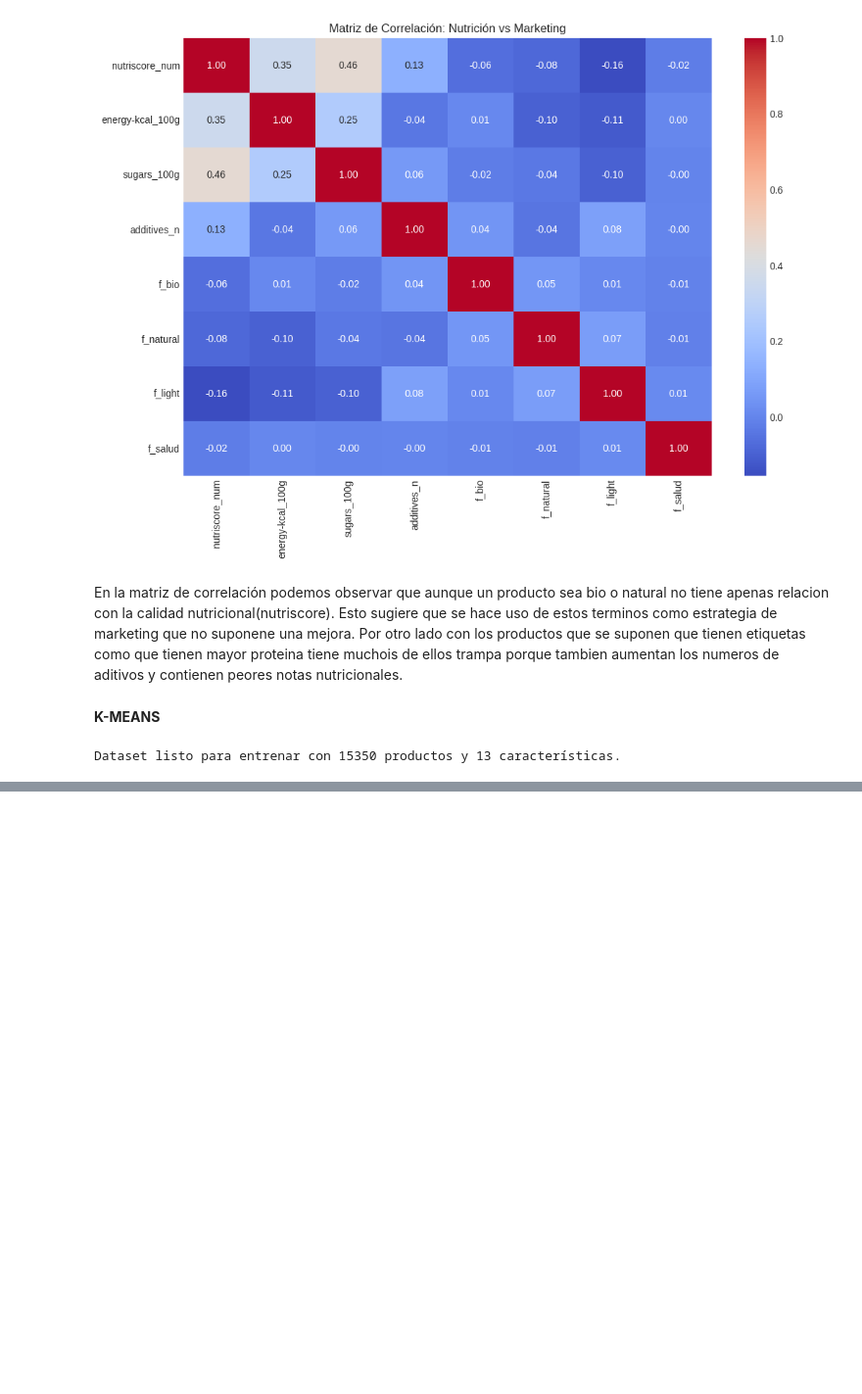
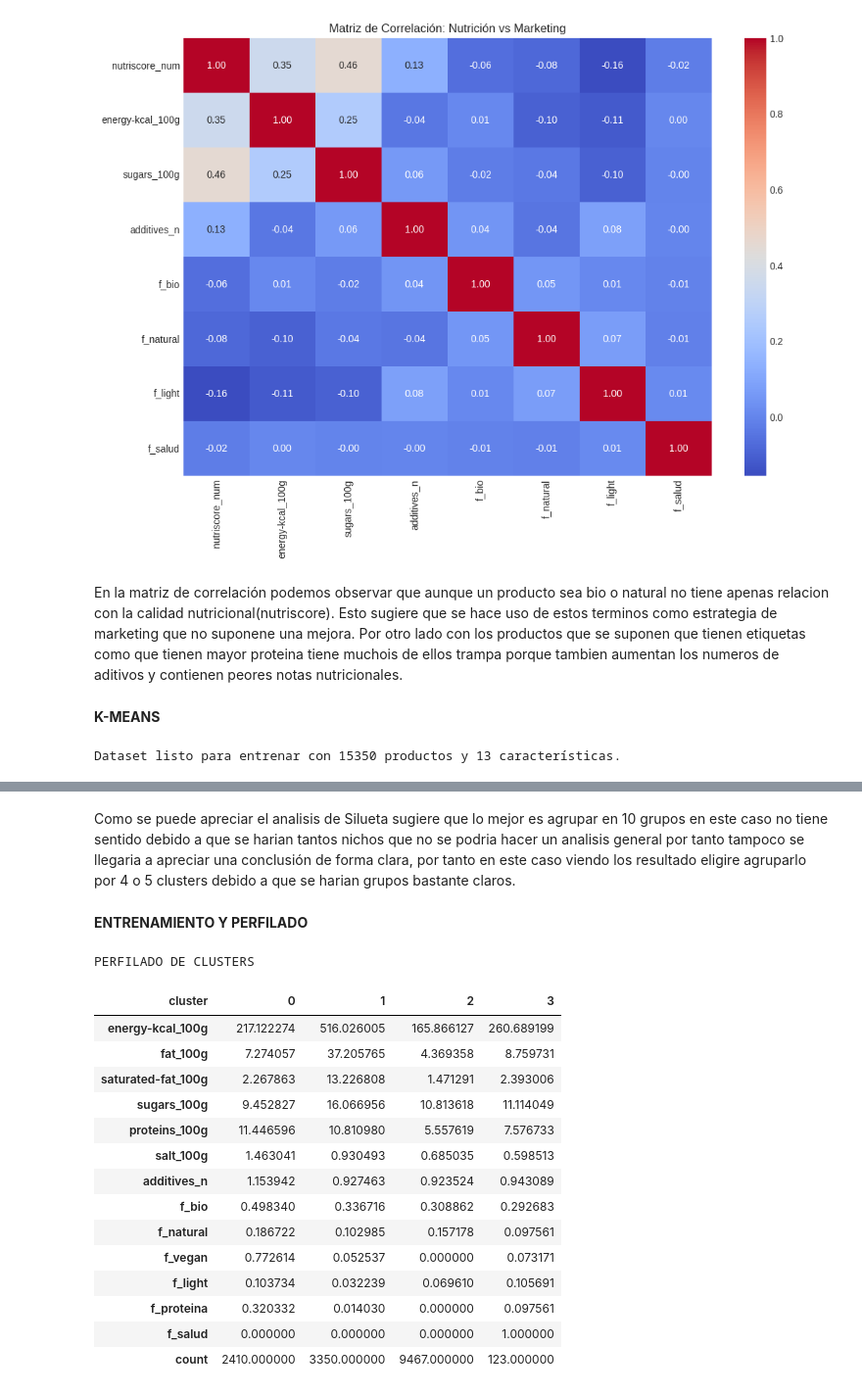
Before and after one commit to Kmpi17/TFMGreenWashing, a Jupyter notebook: TFG_KMPI.ipynb, the cells around one changed output, grey strips where cells are left out. Shown at 98% size. Saved outputs shown, nothing was run; the diff lists cells and outputs as text; code cells hidden in the pictures; blank space fills up the shorter version.

```diff
--- a/TFG_KMPI.ipynb
+++ b/TFG_KMPI.ipynb
@@ -829,0 +946,34 @@ Dataset listo para entrenar con 15350 productos y 13 características.
+# %% [markdown]
+Como se puede apreciar el analisis de Silueta sugiere que lo mejor es agrupar en 10 grupos en este caso no tiene sentido debido a que se harian tantos nichos que no se podria hacer un analisis general por tanto tampoco se llegaria a apreciar una conclusión de forma clara, por tanto en este caso viendo los resultado eligire agruparlo por 4 o 5 clusters debido a que se harian grupos bastante claros.
+# %% [markdown]
+**ENTRENAMIENTO Y PERFILADO**
+# %%
+
+k_final = 4
+kmeans = KMeans(n_clusters=k_final, random_state=42, n_init=10)
+
+df_products_model['cluster'] = kmeans.fit_predict(df_product_train_scaled)
+
+perfilado = df_products_model.groupby('cluster')[columnas_modelo].mean()
+
+perfilado['count'] = df_products_model.groupby('cluster').size()
+
+print("PERFILADO DE CLUSTERS")
+display(perfilado.T)
+# %% [output]
+PERFILADO DE CLUSTERS
+| cluster | 0 | 1 | 2 | 3 |
+| energy-kcal_100g | 217.122274 | 516.026005 | 165.866127 | 260.689199 |
+| fat_100g | 7.274057 | 37.205765 | 4.369358 | 8.759731 |
+| saturated-fat_100g | 2.267863 | 13.226808 | 1.471291 | 2.393006 |
+| sugars_100g | 9.452827 | 16.066956 | 10.813618 | 11.114049 |
+| proteins_100g | 11.446596 | 10.810980 | 5.557619 | 7.576733 |
+| salt_100g | 1.463041 | 0.930493 | 0.685035 | 0.598513 |
+| additives_n | 1.153942 | 0.927463 | 0.923524 | 0.943089 |
+| f_bio | 0.498340 | 0.336716 | 0.308862 | 0.292683 |
+| f_natural | 0.186722 | 0.102985 | 0.157178 | 0.097561 |
+| f_vegan | 0.772614 | 0.052537 | 0.000000 | 0.073171 |
+| f_light | 0.103734 | 0.032239 | 0.069610 | 0.105691 |
+| f_proteina | 0.320332 | 0.014030 | 0.000000 | 0.097561 |
+| f_salud | 0.000000 | 0.000000 | 0.000000 | 1.000000 |
+| count | 2410.000000 | 3350.000000 | 9467.000000 | 123.000000 |
```
Also changed, not shown: parts of 9 cells of this notebook.
